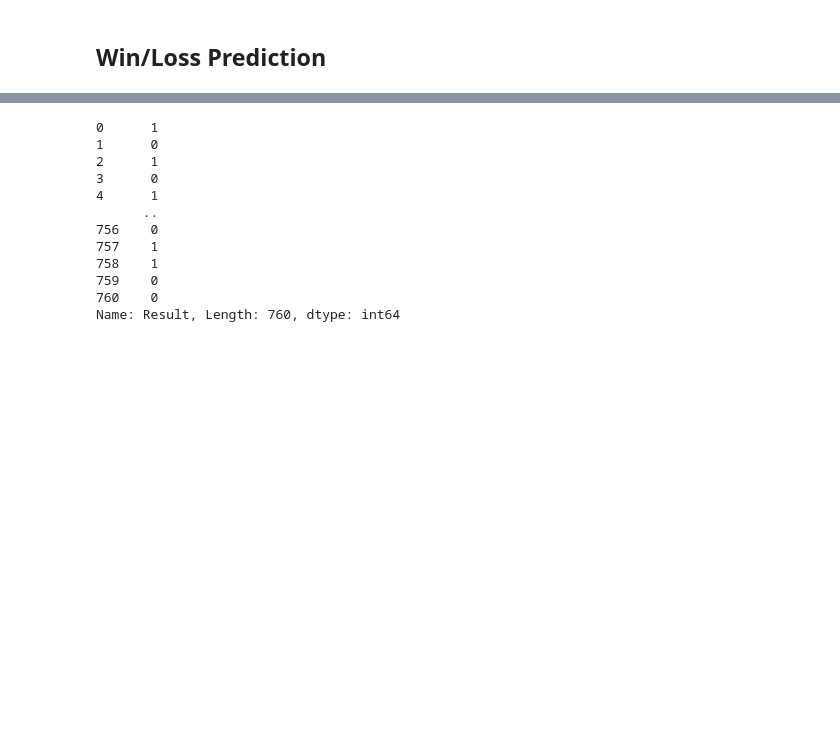
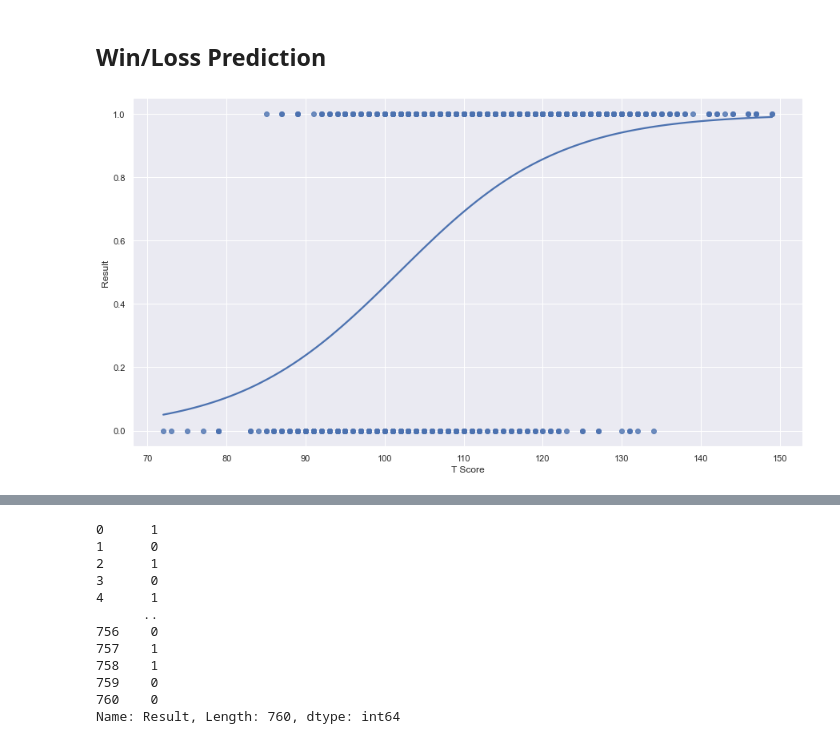
Before and after one commit to sidmurthy/stephstuff, a Jupyter notebook: src/stephplayground.ipynb, the cells around one changed output, grey strips where cells are left out. Drawn from its saved outputs; the diff is of its cells as text; code cells hidden in the pictures; blank space fills up the shorter version.

```diff
--- a/src/stephplayground.ipynb
+++ b/src/stephplayground.ipynb
@@ -40,4 +40,9 @@ Index(['Season_year', 'Season_div', 'Date', 'OPP', 'Result', 'T Score',
       dtype='object')
 # %% [markdown]
 ## Data Cleansing and Pipelines
+# %%
+def convert_WL(df):
+	w_l_converted = df['Result'].eq('W').mul(1)
+	df['Result'] = w_l_converted
+	return df
 # %%
@@ -211,3 +217,9 @@ plt.title('Distribution of True Shooting Percentile');
 [figure]
 # %% [markdown]
 ## Win/Loss Prediction
+# %%
+reg_szn_pred_plot = add_advanced_stats(reg_szn).dropna(axis=0)
+reg_szn_pred_plot = convert_WL(reg_szn_pred_plot)
+sns.regplot(data=reg_szn_pred_plot, x='T Score', y= 'Result', logistic=True, ci=None);
+# %% [output]
+[figure, added]
```
Also changed, not shown: parts of 11 cells of this notebook.
